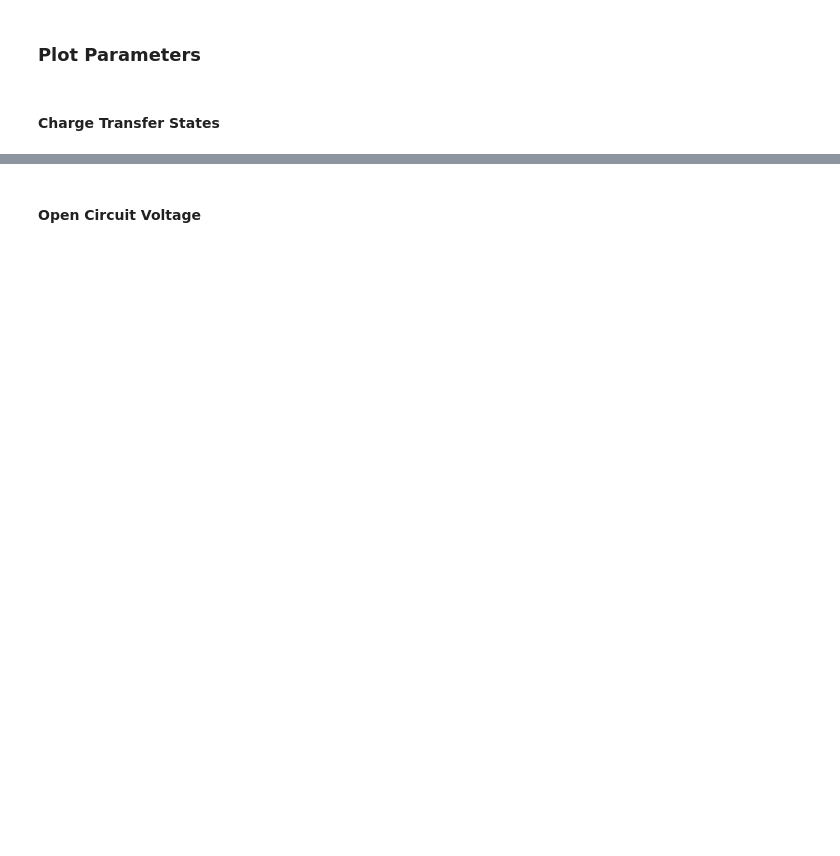
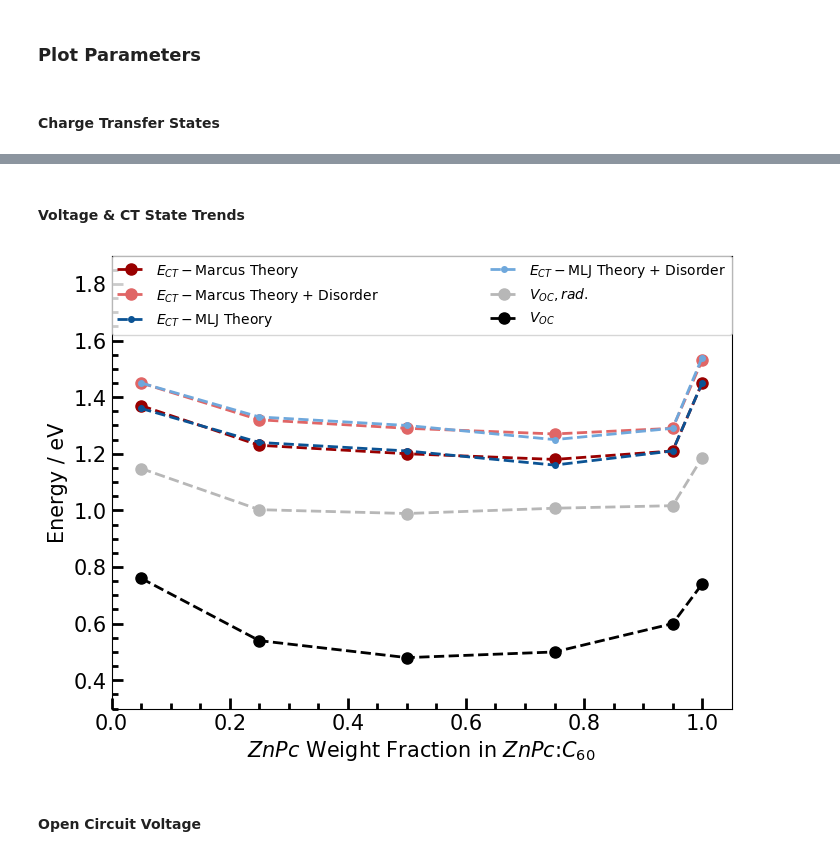
Before and after one commit to annajungbluth/Voltage-Loss-Calculations, a Jupyter notebook: Voltage Losses.ipynb, the cells around one changed output, grey strips where cells are left out. Drawn from its saved outputs; the diff is of its cells as text; code cells hidden in the pictures; blank space fills up the shorter version.

```diff
--- a/Voltage Losses.ipynb
+++ b/Voltage Losses.ipynb
@@ -323,3 +330,71 @@ plt.legend(fontsize = 10, bbox_to_anchor=(0., 1.15, 1, .102), loc=2, ncol=2, mod
+# %% [markdown]
+#### Voltage & CT State Trends
+# %%
+colors = ['#f0d314', '#ff7f1e', '#ed0b4f', '#a80078', '#070d8b']
+
+colors_Marcus = ['#990000', '#990000', '#990000', '#990000', '#990000']
+colors_Marcus_disorder = ['#e06666ff', '#e06666ff', '#e06666ff', '#e06666ff', '#e06666ff']
+
+colors_MLJ = ['#0b5394', '#0b5394', '#0b5394', '#0b5394', '#0b5394']
+colors_MLJ_disorder = ['#6fa8dcff', '#6fa8dcff', '#6fa8dcff', '#6fa8dcff', '#6fa8dcff']
+
+#labels = ['ZnPc', '$\mathregular{F_{4}ZnPc}$', '$\mathregular{F_{8}ZnPc}$', '$\mathregular{F_{16}ZnPc}$']
+labels = ['$E_{CT} - $', '$E_{CT}$ - ', '$E_{CT}$ - ', '$E_{CT}$ - ']
+labels_voc = ['$V_{OC}$', '$V_{OC}$', '$V_{OC}$', '$V_{OC}$']
+labels_voc_rad = ['$V_{OC},rad.$', '$V_{OC},rad.$', '$V_{OC},rad.$', '$V_{OC},rad.$']
+
+x = [0.05, 0.25, 0.50, 0.75, 0.95, 1]
+x_labels = ['0.05', '0.25', '0.50', '0.75', '0.95', '1.0']
+
+plt.figure(figsize=(8,6), dpi = 100);
+plt.grid(False)
+plt.tick_params(labelsize=12)
+plt.minorticks_on()
+plt.rcParams['figure.facecolor']='xkcd:white'
+plt.rcParams['figure.edgecolor']='xkcd:white'
+plt.tick_params(labelsize=15, direction='in', axis='both', which='major', length=8, width=2)
+plt.tick_params(labelsize=15, direction='in', axis='both', which='minor', length=4, width=2)
+plt.xlabel('$ZnPc$ Weight Fraction in $ZnPc$:$C_{60}$', fontsize=15, fontweight='medium')
+plt.ylabel('Energy / eV', fontsize=15, fontweight='medium')
+#plt.xticks(x, x_labels)
+
+plt.plot(x, parameters['Marcus'][0:6], 'o', markersize=8, linestyle='--', linewidth=2, label=labels[0]+'Marcus Theory', color=colors_Marcus[1])
+#plt.plot(x, parameters['Marcus'][6:12], '^', markersize=8, linestyle='--', linewidth=2, label=labels[1]+'Marcus Theory', color=colors_Marcus[2])
+#plt.plot(x, parameters['Marcus'][12:18], 's', markersize=8, linestyle='--', linewidth=2, label=labels[2]+'Marcus Theory', color=colors_Marcus[3])
+#plt.plot(x, parameters['Marcus'][18:24], 'D', markersize=8, linestyle='--', linewidth=2, label=labels[3]+' (Marcus Theory)', color=colors_Marcus[4])
+
+plt.plot(x, parameters['Marcus_disorder'][0:6], 'o', markersize=8, linestyle='--', linewidth=2, label=labels[0]+'Marcus Theory + Disorder', color=colors_Marcus_disorder[1])
+#plt.plot(x, parameters['Marcus_disorder'][6:12], '^', markersize=8, linestyle='--', linewidth=2, label=labels[1]+'Marcus Theory + Disorder', color=colors_Marcus_disorder[2])
+#plt.plot(x, parameters['Marcus_disorder'][12:18], 's', markersize=8, linestyle='--', linewidth=2, label=labels[2]+'Marcus Theory + Disorder', color=colors_Marcus_disorder[3])
+#plt.plot(x, parameters['Marcus_disorder'][18:24], 'D', markersize=8, linestyle='--', linewidth=2, label=labels[3]+' (Marcus Theory + Disorder)', color=colors_Marcus_disorder[4])
+
+plt.plot(x, parameters['MLJ'][0:6], 'o', markersize=4, linestyle='--', linewidth=2, label=labels[0]+'MLJ Theory', color=colors_MLJ[1])
+#plt.plot(x, parameters['Marcus'][6:12], '^', markersize=4, linestyle='--', linewidth=2, label=labels[1]+'MLJ Theory', color=colors_MLJ[2])
+#plt.plot(x, parameters['Marcus'][12:18], 's', markersize=4, linestyle='--', linewidth=2, label=labels[2]+'MLJ Theory', color=colors_MLJ[3])
+#plt.plot(x, parameters['Marcus'][18:24], 'D', markersize=4, linestyle='--', linewidth=2, label=labels[3]+' (MLJ Theory)', color=colors_MLJ[4])
+
+plt.plot(x, parameters['MLJ_disorder'][0:6], 'o', markersize=4, linestyle='--', linewidth=2, label=labels[0]+'MLJ Theory + Disorder', color=colors_MLJ_disorder[1])
+#plt.plot(x, parameters['Marcus_disorder'][6:12], '^', markersize=4, linestyle='--', linewidth=2, label=labels[1]+'MLJ Theory + Disorder', color=colors_MLJ_disorder[2])
+#plt.plot(x, parameters['Marcus_disorder'][12:18], 's', markersize=4, linestyle='--', linewidth=2, label=labels[2]+'MLJ Theory + Disorder', color=colors_MLJ_disorder[3])
+#plt.plot(x, parameters['Marcus_disorder'][18:24], 'D', markersize=4, linestyle='--', linewidth=2, label=labels[3]+' (MLJ Theory + Disorder)', color=colors_MLJ_disorder[4])
+
+plt.plot(x, summary['Voc,rad [V]'][0:6], 'o', markersize=8, linestyle='--', linewidth=2, label=labels_voc_rad[0], color='#b7b7b7ff')
+#plt.plot(x, summary['Voc,rad [V]'][6:12], '^', markersize=8, linestyle='--', linewidth=2, label=labels_voc_rad[1], color='#b7b7b7ff')
+#plt.plot(x, summary['Voc,rad [V]'][12:18],'s', markersize=8, linestyle='--', linewidth=2, label=labels_voc_rad[2], color='#b7b7b7ff')
+#plt.plot(x, summary['Voc,rad [V]'][18:24], 'D', markersize=8, linestyle='--', linewidth=2, label=labels_voc_rad[3], color='#b7b7b7ff')
+
+plt.plot(x, parameters['Voc'][0:6], 'o', markersize=8, linestyle='--', linewidth=2, label=labels_voc[0], color='black')
+#plt.plot(x, parameters['Voc'][6:12], '^', markersize=8, linestyle='--', linewidth=2, label=labels_voc[1], color='black')
+#plt.plot(x, parameters['Voc'][12:18],'s', markersize=8, linestyle='--', linewidth=2, label=labels_voc[2], color='black')
+#plt.plot(x, parameters['Voc'][18:24], 'D', markersize=8, linestyle='--', linewidth=2, label=labels_voc[3], color='black')
+
+plt.xlim(0, 1.05)
+plt.ylim(0.3, 1.9)
+plt.legend(fontsize = 10, loc=2, ncol=2, mode="expand", borderaxespad=0.) # bbox_to_anchor=(0.05, 1.1, 0.9, .102),
+
+plt.savefig('ZnPc_Voc_CT_trends')
+# %% [output]
+[figure, added]
 # %% [markdown]
 #### Open Circuit Voltage
 # %%
```
Also changed, not shown: parts of 25 cells of this notebook.
